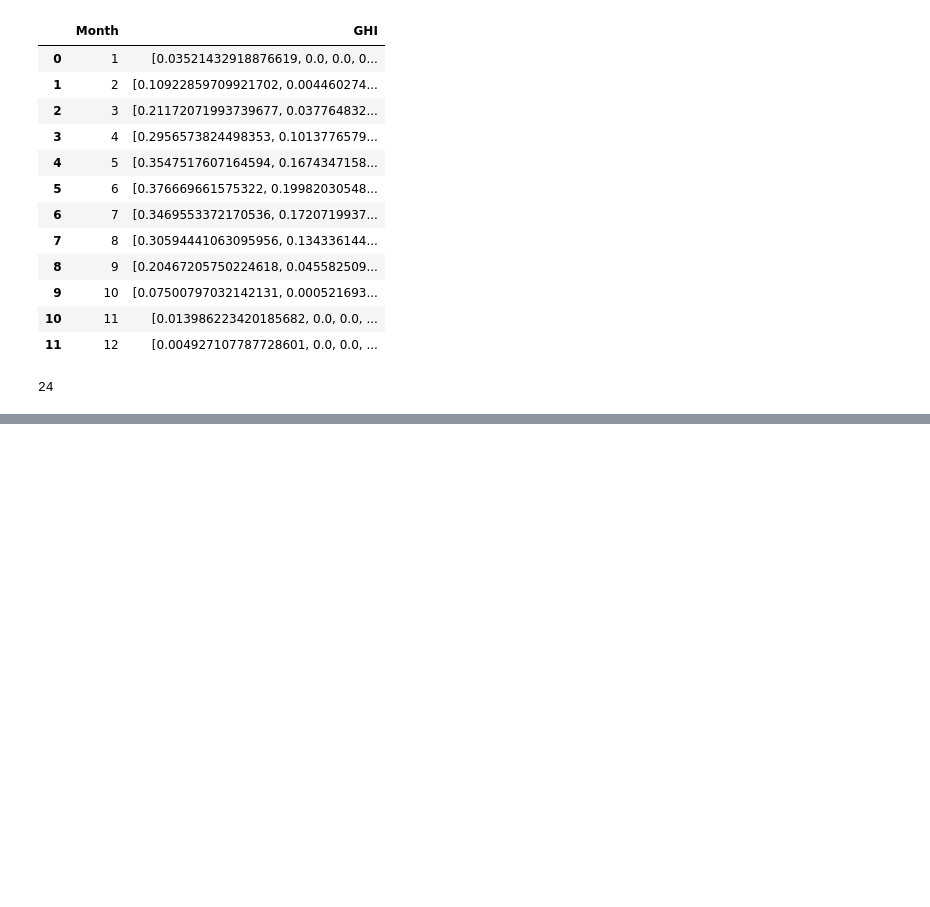
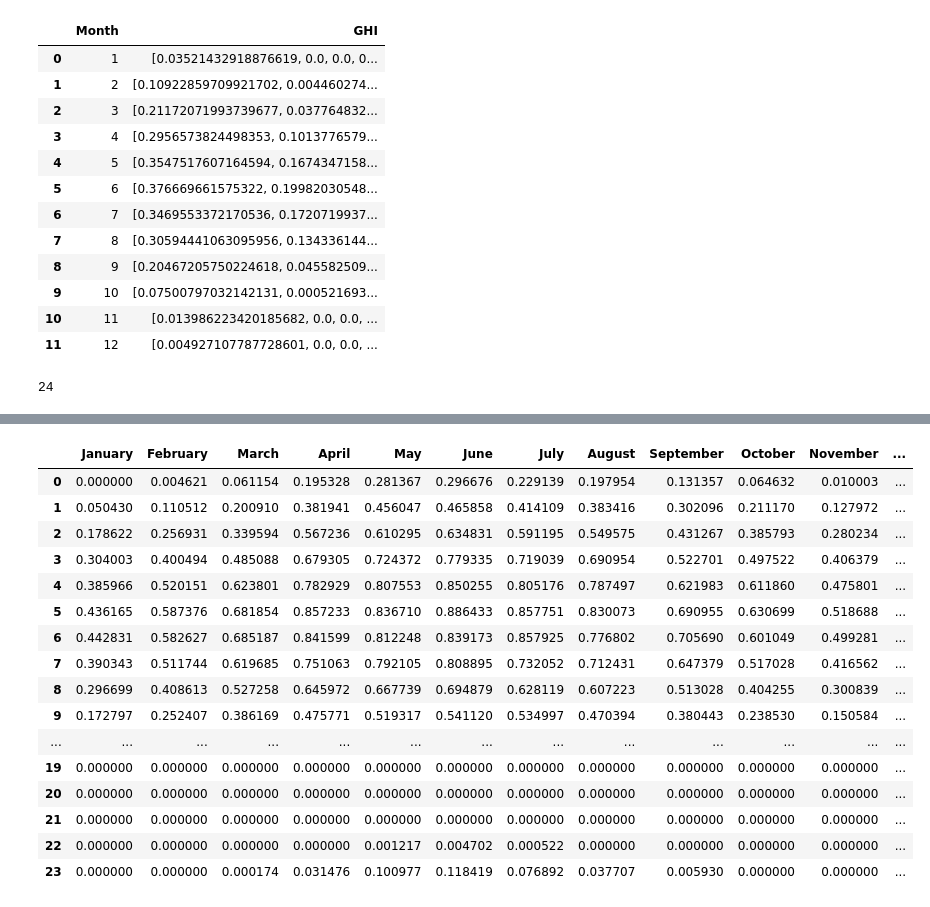
Before and after one commit to JulianEsler/7Q10, a Jupyter notebook: Hourly Solar Radiation Workbook.ipynb, the cells around one changed output, grey strips where cells are left out. Saved outputs shown, nothing was run; the diff lists cells and outputs as text; code cells hidden in the pictures; blank space fills up the shorter version.

```diff
--- a/Hourly Solar Radiation Workbook.ipynb
+++ b/Hourly Solar Radiation Workbook.ipynb
@@ -155,2 +162,27 @@ data_spread
+# %%
+# Columns in ds before the below modification is made are order with the index representing the hour of the day.
+# The timezone of this data is GMT 00:00, or UTC. The local timezone is UTC -7
+# This line of code moves the first 7 rows ds to the bottom of the data frame.
+for column in ds.columns:
+    ds[column] = np.concatenate([ds[column].iloc[7:], ds[column].iloc[:7]])
+ds
+# %% [output]
+|  | January | February | March | April | May | June | July | August | September | October | November | ... |
+| 0 | 0.000000 | 0.004621 | 0.061154 | 0.195328 | 0.281367 | 0.296676 | 0.229139 | 0.197954 | 0.131357 | 0.064632 | 0.010003 | ... |
+| 1 | 0.050430 | 0.110512 | 0.200910 | 0.381941 | 0.456047 | 0.465858 | 0.414109 | 0.383416 | 0.302096 | 0.211170 | 0.127972 | ... |
+| 2 | 0.178622 | 0.256931 | 0.339594 | 0.567236 | 0.610295 | 0.634831 | 0.591195 | 0.549575 | 0.431267 | 0.385793 | 0.280234 | ... |
+| 3 | 0.304003 | 0.400494 | 0.485088 | 0.679305 | 0.724372 | 0.779335 | 0.719039 | 0.690954 | 0.522701 | 0.497522 | 0.406379 | ... |
+| 4 | 0.385966 | 0.520151 | 0.623801 | 0.782929 | 0.807553 | 0.850255 | 0.805176 | 0.787497 | 0.621983 | 0.611860 | 0.475801 | ... |
+| 5 | 0.436165 | 0.587376 | 0.681854 | 0.857233 | 0.836710 | 0.886433 | 0.857751 | 0.830073 | 0.690955 | 0.630699 | 0.518688 | ... |
+| 6 | 0.442831 | 0.582627 | 0.685187 | 0.841599 | 0.812248 | 0.839173 | 0.857925 | 0.776802 | 0.705690 | 0.601049 | 0.499281 | ... |
+| 7 | 0.390343 | 0.511744 | 0.619685 | 0.751063 | 0.792105 | 0.808895 | 0.732052 | 0.712431 | 0.647379 | 0.517028 | 0.416562 | ... |
+| 8 | 0.296699 | 0.408613 | 0.527258 | 0.645972 | 0.667739 | 0.694879 | 0.628119 | 0.607223 | 0.513028 | 0.404255 | 0.300839 | ... |
+| 9 | 0.172797 | 0.252407 | 0.386169 | 0.475771 | 0.519317 | 0.541120 | 0.534997 | 0.470394 | 0.380443 | 0.238530 | 0.150584 | ... |
+| ... | ... | ... | ... | ... | ... | ... | ... | ... | ... | ... | ... | ... |
+| 19 | 0.000000 | 0.000000 | 0.000000 | 0.000000 | 0.000000 | 0.000000 | 0.000000 | 0.000000 | 0.000000 | 0.000000 | 0.000000 | ... |
+| 20 | 0.000000 | 0.000000 | 0.000000 | 0.000000 | 0.000000 | 0.000000 | 0.000000 | 0.000000 | 0.000000 | 0.000000 | 0.000000 | ... |
+| 21 | 0.000000 | 0.000000 | 0.000000 | 0.000000 | 0.000000 | 0.000000 | 0.000000 | 0.000000 | 0.000000 | 0.000000 | 0.000000 | ... |
+| 22 | 0.000000 | 0.000000 | 0.000000 | 0.000000 | 0.001217 | 0.004702 | 0.000522 | 0.000000 | 0.000000 | 0.000000 | 0.000000 | ... |
+| 23 | 0.000000 | 0.000000 | 0.000174 | 0.031476 | 0.100977 | 0.118419 | 0.076892 | 0.037707 | 0.005930 | 0.000000 | 0.000000 | ... |
 # %%
 import matplotlib.pyplot as plt
```
Also changed, not shown: parts of 2 cells of this notebook.
